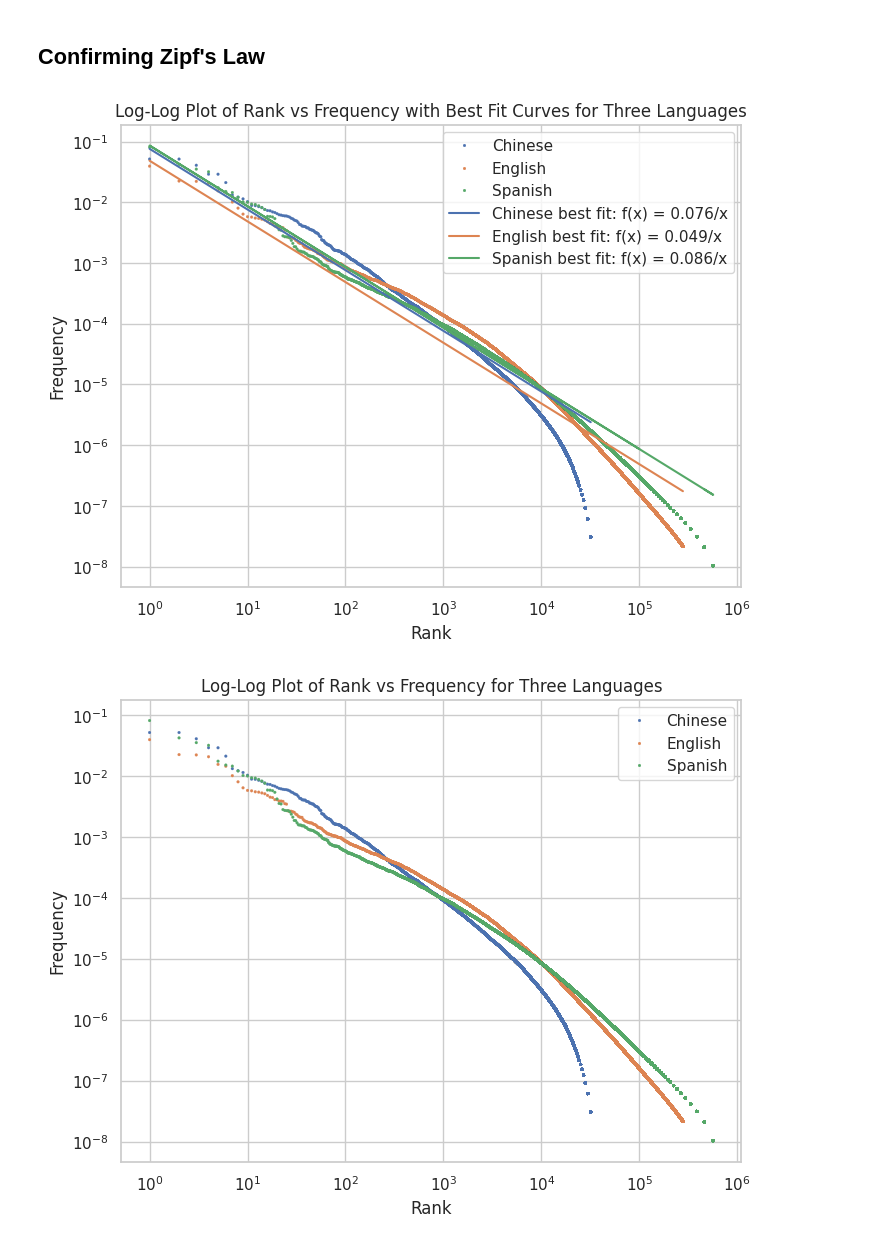
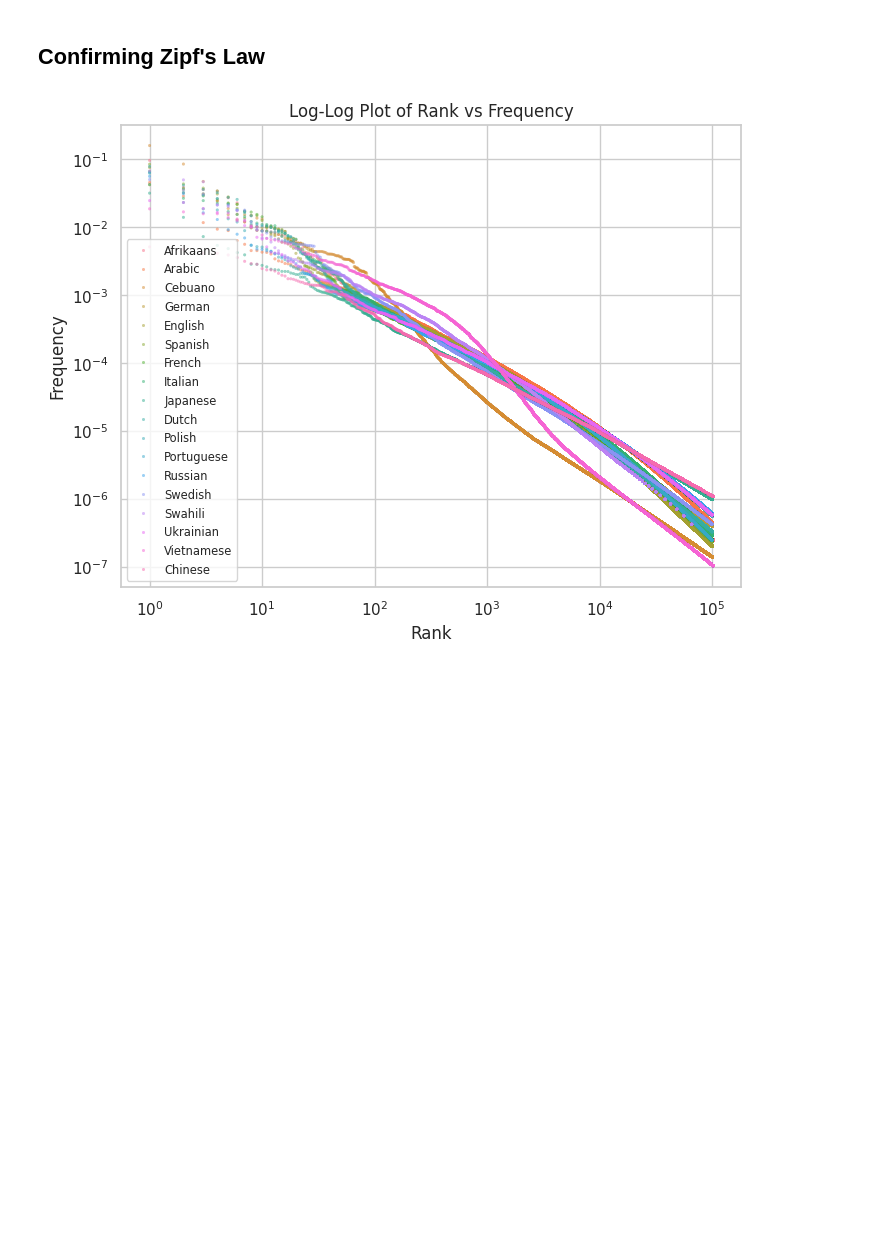
Before and after one commit to harrison-f-stropkay/72-final-project, a Jupyter notebook: analysis.ipynb, the cells around one changed output. Cells and saved outputs as stored; diff of their text form; code cells hidden in the pictures; blank space fills up the shorter version.

```diff
--- a/analysis.ipynb
+++ b/analysis.ipynb
@@ -106,0 +111,20 @@ if GENERATE_DATA and not os.path.exists("data/counts/english.csv"):
+# %%
+model_dir = "data/models"
+
+for language, data in languages_data.items():
+    if os.path.exists(f"data/counts/{language}.csv"):
+        print(f"{language} data already downloaded")
+    else:
+        print(f"Downloading {language} data")
+        df = pd.read_csv(data["url"], sep=" ", header=None, names=["word", "count"])
+        df.to_csv(f"data/counts/{language}.csv", index=False)
+
+    if os.path.exists(f"data/models/cc.{data['code']}.300.bin"):
+        print(f"{language} model already downloaded")
+    else:
+        print(f"Downloading {language} model")
+        # change directory to the model directory
+        os.chdir(model_dir)
+        fasttext.util.download_model(data["code"], if_exists="ignore")
+        # change directory back to the original directory
+        os.chdir("../..")
@@ -199,11 +253,11 @@ def power_law(x, c):
 
 
 # Function to load data, fit the curve, and return the necessary data
-def process_language_data(file_path, language):
-    df = pd.read_csv(file_path)
+def process_language_data(language):
+    df = pd.read_csv(f"data/final/{language}.csv")
     df["rank"] = df["frequency_rank"]
     df["frequency"] = df["frequency"]
-    df["language"] = language
+    df["language"] = language.capitalize()
 
     x_data = df["rank"].values
     y_data = df["frequency"].values
@@ -217,21 +271,13 @@ def process_language_data(file_path, language):
     return df
 
 
-# Load data for each language
-languages = ["Chinese", "English", "Spanish"]
-file_paths = [
-    "data/final/fasttext-chinese.csv",
-    "data/final/fasttext-english.csv",
-    "data/final/fasttext-spanish.csv",
-]
-dataframes = [
-    process_language_data(file, lang) for lang, file in zip(languages, file_paths)
-]
+# Concatenate all dataframes
+df_all = pd.concat(
+    [process_language_data(language) for language in languages_data.keys()],
+    ignore_index=True,
+)
 
-# Concatenate all dataframes
-df_all = pd.concat(dataframes)
-
-for t in [True, False]:
+for t in [False]:
     # Plot the data and the best fit curves using seaborn
     plt.figure(figsize=(8, 6))
 
@@ -239,35 +285,35 @@ for t in [True, False]:
     sns.scatterplot(
         data=df_all,
         x="rank",
         y="frequency",
         hue="language",
         s=4,
         edgecolor=None,
+        alpha=0.5,
     )
 
     if t:
         # Plot the best fit curves
         for lang, group_df in df_all.groupby("language"):
             x_data = group_df["rank"].values
             c_best_fit = group_df["c_best_fit"].values[0]
             plt.plot(
                 x_data,
                 power_law(x_data, c_best_fit),
                 label=f"{lang} best fit: f(x) = {c_best_fit:.3f}/x",
             )
     title = (
-        "Log-Log Plot of Rank vs Frequency with Best Fit Curves for Three Languages"
+        "Log-Log Plot of Rank vs Frequency with Best Fit Curves"
         if t
-        else "Log-Log Plot of Rank vs Frequency for Three Languages"
+        else "Log-Log Plot of Rank vs Frequency"
     )
 
     plt.ylabel("Frequency")
     plt.xlabel("Rank")
     plt.xscale("log")
     plt.yscale("log")
     plt.title(title)
-    plt.legend()
+    plt.legend(loc="lower left", fontsize="x-small")
     plt.show()
 # %% [output]
-[figure, old version]
+[figure, new version]
-[figure, removed]
```
Also changed, not shown: parts of 35 cells of this notebook, 46 other files.
